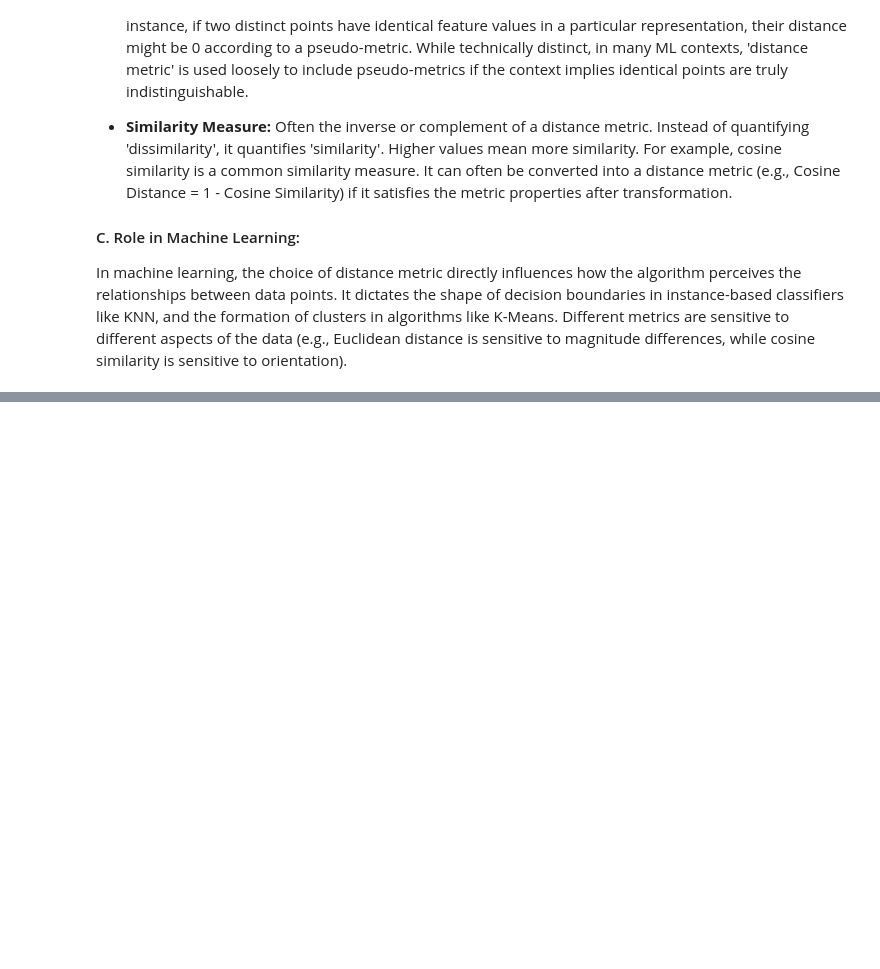
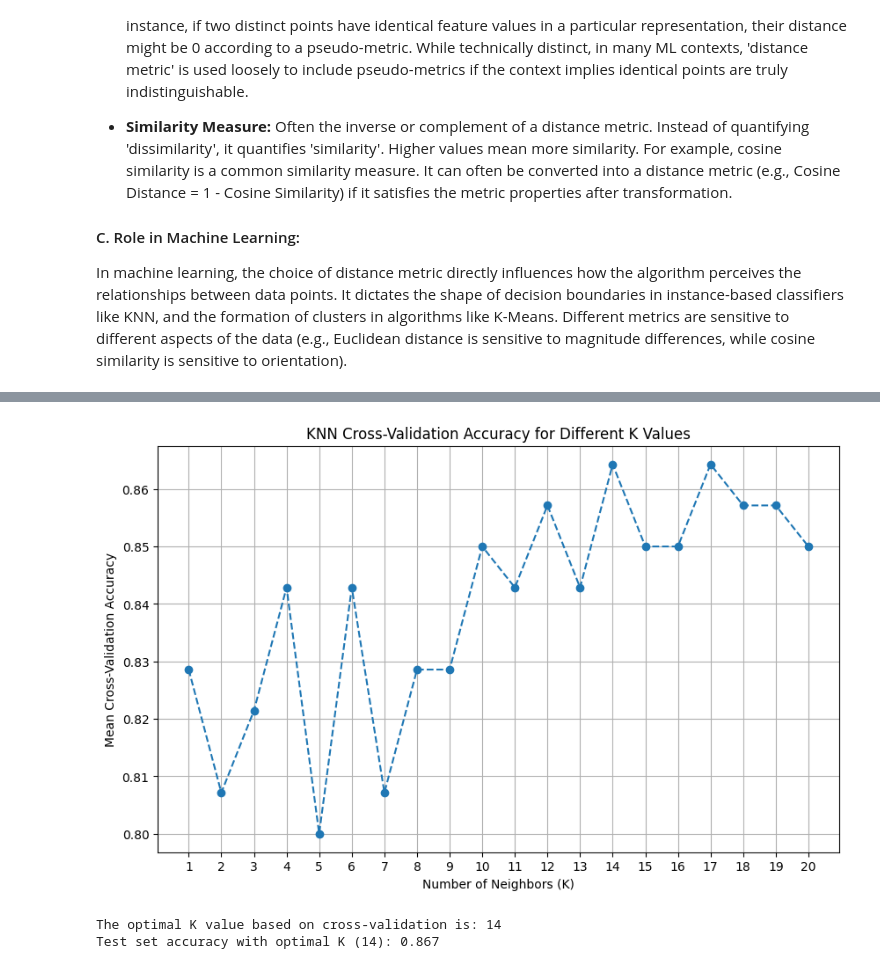
Before and after one commit to rsys-adsingh/Machine-Learning, a Jupyter notebook: study/Chapter_10.ipynb, the cells around one changed output, grey strips where cells are left out. Saved outputs shown, nothing was run; the diff lists cells and outputs as text; code cells hidden in the pictures; blank space fills up the shorter version.

```diff
--- a/study/Chapter_10.ipynb
+++ b/study/Chapter_10.ipynb
@@ -1030,0 +1943,62 @@ In machine learning, the choice of distance metric directly influences how the a
+# %%
+import numpy as np
+import matplotlib.pyplot as plt
+from sklearn.datasets import make_classification
+from sklearn.model_selection import train_test_split, cross_val_score
+from sklearn.neighbors import KNeighborsClassifier
+from sklearn.preprocessing import StandardScaler
+
+# --- 1. Generate a Synthetic Dataset ---
+# We'll create a simple binary classification dataset
+X, y = make_classification(n_samples=200, n_features=2, n_informative=2,
+                           n_redundant=0, n_clusters_per_class=1, random_state=42)
+
+# --- 2. Split Data into Training and Test Sets ---
+# This is essential to evaluate the model's generalization performance
+X_train, X_test, y_train, y_test = train_test_split(X, y, test_size=0.3, random_state=42)
+
+# --- 3. Scale Features ---
+# KNN is sensitive to feature scaling, so it's good practice to standardize the data.
+scaler = StandardScaler()
+X_train_scaled = scaler.fit_transform(X_train)
+X_test_scaled = scaler.transform(X_test)
+
+# --- 4. Define a Range of K Values to Test ---
+k_range = range(1, 21) # Test K from 1 to 20
+# For classification, it's often good to prioritize odd K values to avoid ties.
+# We will test all for demonstration, but in practice, you might filter for odd.
+
+# --- 5. Perform Cross-Validation for Each K ---
+# We'll store the mean cross-validation accuracy for each K
+cv_scores = []
+
+for k in k_range:
+    knn = KNeighborsClassifier(n_neighbors=k)
+    # Use 5-fold cross-validation (cv=5)
+    scores = cross_val_score(knn, X_train_scaled, y_train, cv=5, scoring='accuracy')
+    cv_scores.append(scores.mean())
+
+# --- 6. Plot the Results ---
+fig = plt.figure(figsize=(10, 6))
+plt.plot(k_range, cv_scores, marker='o', linestyle='--')
+plt.xlabel('Number of Neighbors (K)')
+plt.ylabel('Mean Cross-Validation Accuracy')
+plt.title('KNN Cross-Validation Accuracy for Different K Values')
+plt.xticks(k_range) # Show all K values on the x-axis
+plt.grid(True)
+plt.show()
+
+# --- 7. Find the Optimal K ---
+optimal_k = k_range[np.argmax(cv_scores)]
+print(f"The optimal K value based on cross-validation is: {optimal_k}")
+
+# --- 8. Train and Evaluate the Model with Optimal K ---
+optimal_knn = KNeighborsClassifier(n_neighbors=optimal_k)
+optimal_knn.fit(X_train_scaled, y_train)
+
+test_accuracy = optimal_knn.score(X_test_scaled, y_test)
+print(f"Test set accuracy with optimal K ({optimal_k}): {test_accuracy:.3f}")
+# %% [output]
+[figure, added]
+The optimal K value based on cross-validation is: 14
+Test set accuracy with optimal K (14): 0.867
```
Also changed, not shown: parts of 36 cells of this notebook.
